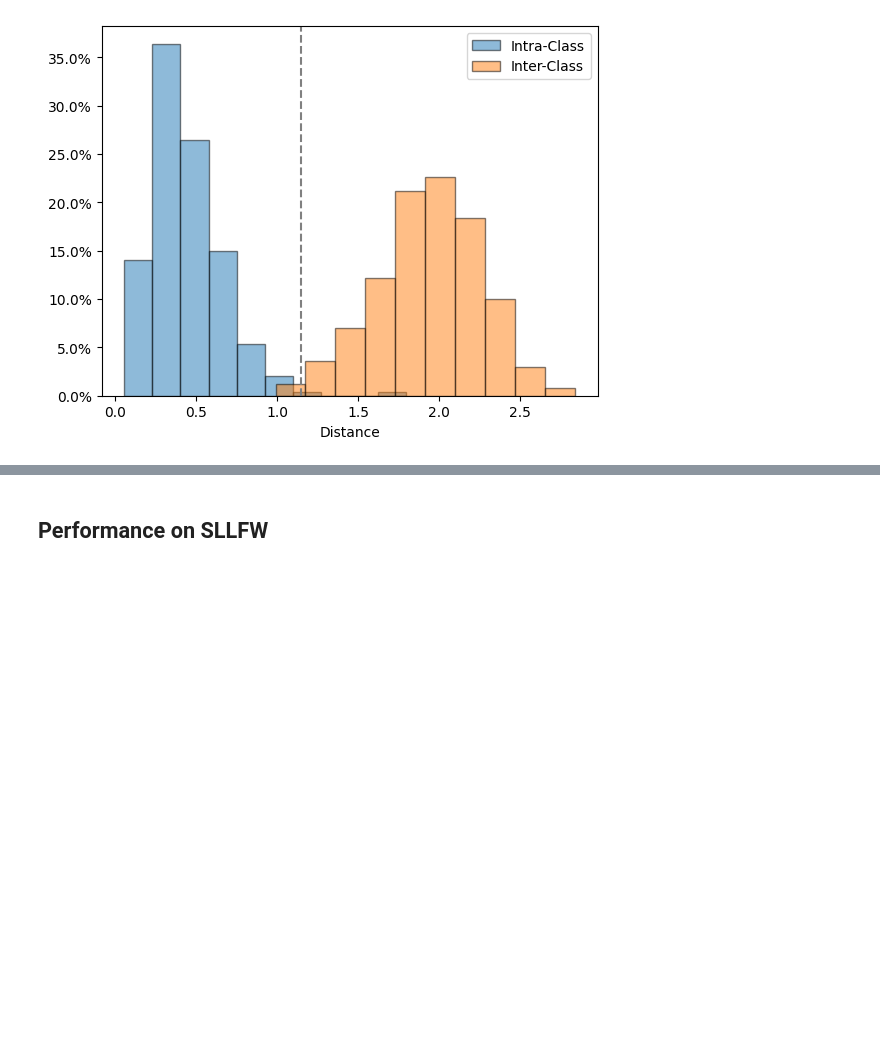
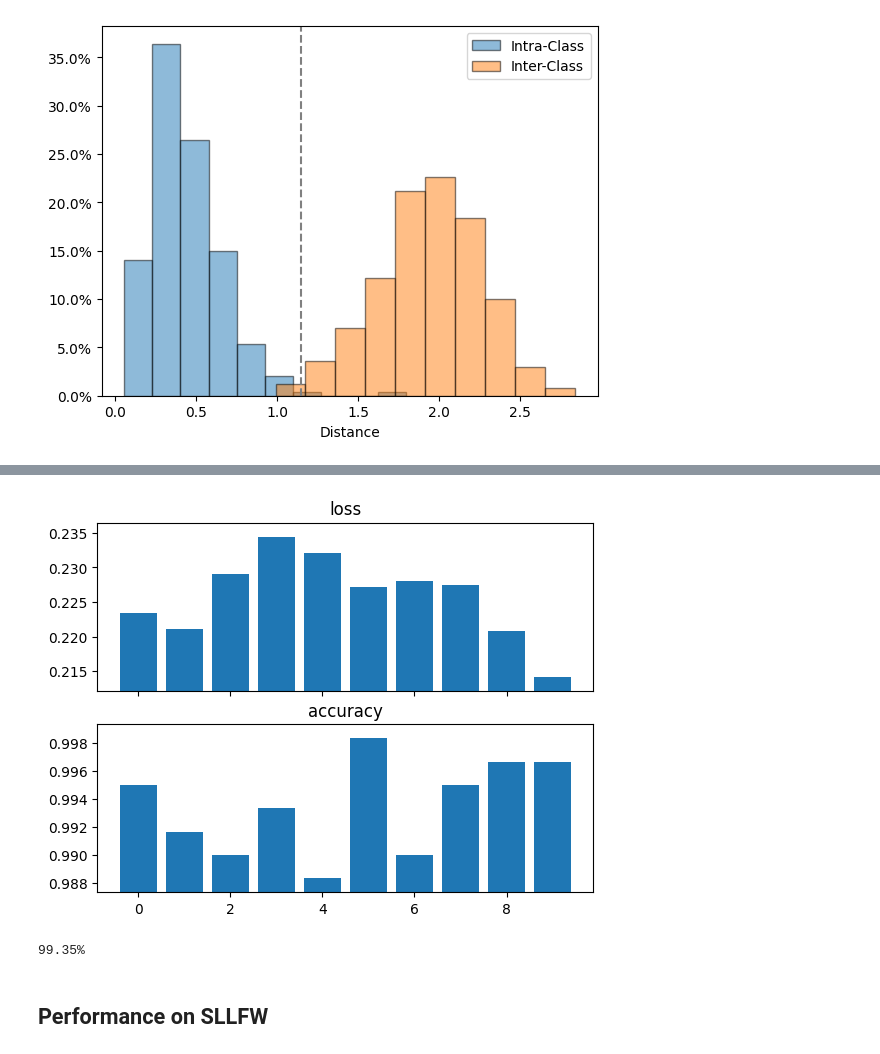
Before and after one commit to Irad-Zehavi/similarity-learning, a Jupyter notebook: nbs/facenet.ipynb, the cells around one changed output, grey strips where cells are left out. Drawn from its saved outputs; the diff is of its cells as text; code cells hidden in the pictures; blank space fills up the shorter version.

```diff
--- a/nbs/facenet.ipynb
+++ b/nbs/facenet.ipynb
@@ -63,7 +63,8 @@ We can also evaluate the test accuracy (as defined by LFW - 10-fold cross valida
 # %%
-class FacenetCrossValidation(Experiment):
+class FacenetCrossValidation(RepeatedExperiment):
     def iteration(self):
         self.model.fit_threshold(self.dls.train)
-        return Learner(self.dls, self.model, metrics=accuracy).validate()
+        stats = Learner(self.dls, self.model, metrics=accuracy).validate()
+        return dict(zip(['loss', 'accuracy'], stats))
 # %%
 res = FacenetCrossValidation(facenet('vggface2'), LFWPairs().test()).run()
@@ -75,3 +73,11 @@ print(as_percentage(mean_accuracy))
+# %%
+res.plot_stats()
+# %% [output]
+[figure, added]
+# %%
+print(as_percentage(res.stat_means['accuracy']))
+# %% [output]
+99.35%
 # %% [markdown]
 ## Performance on SLLFW
 # %% [markdown]
```
Also changed, not shown: parts of 7 cells of this notebook, 3 other files.
